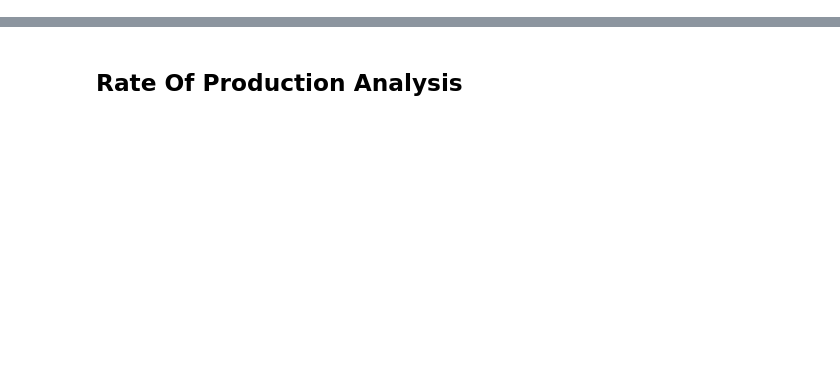
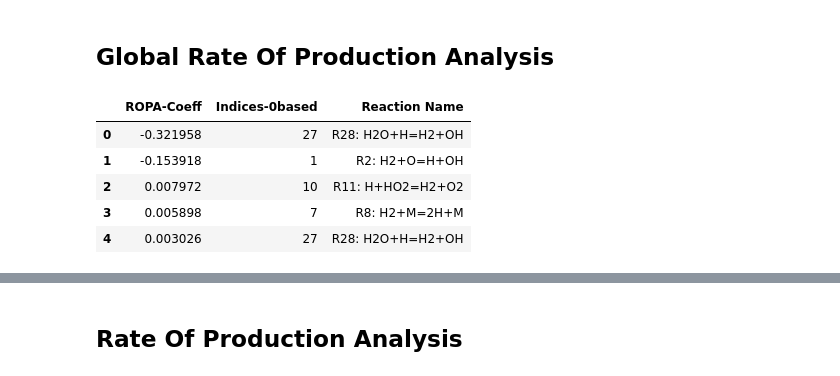
Before and after one commit to tdinelli/pySMOKEPostProcessor, a Jupyter notebook: examples/ROPA.ipynb, the cells around one changed output, grey strips where cells are left out. Saved outputs shown, nothing was run; the diff lists cells and outputs as text; code cells hidden in the pictures; blank space fills up the shorter version.

```diff
--- a/examples/ROPA.ipynb
+++ b/examples/ROPA.ipynb
@@ -7,0 +10,2 @@ import matplotlib.pyplot as plt
+# %% [markdown]
+## Global Rate Of Production Analysis
@@ -7,0 +19,16 @@ import matplotlib.pyplot as plt
+# %%
+specie = "H2"
+
+coefficients, indexes, names = PostProcessor.RateOfProductionAnalysis(specie=specie,
+                                                               ropatype='global',
+                                                               numberofreactions=10)
+dic = {'ROPA-Coeff': coefficients,'Indices-0based': indexes, 'Reaction Name': names}
+df = pd.DataFrame(dic)
+df.head()
+# %% [output]
+|  | ROPA-Coeff | Indices-0based | Reaction Name |
+| 0 | -0.321958 | 27 | R28: H2O+H=H2+OH |
+| 1 | -0.153918 | 1 | R2: H2+O=H+OH |
+| 2 | 0.007972 | 10 | R11: H+HO2=H2+O2 |
+| 3 | 0.005898 | 7 | R8: H2+M=2H+M |
+| 4 | 0.003026 | 27 | R28: H2O+H=H2+OH |
```
Also changed, not shown: parts of 10 cells of this notebook.
